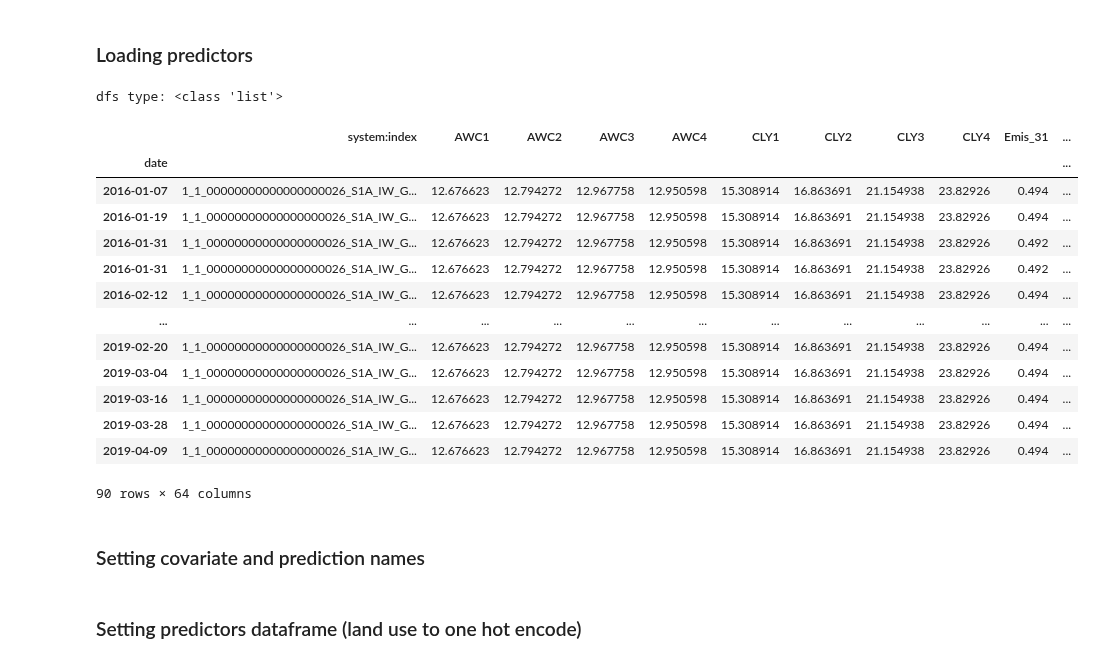
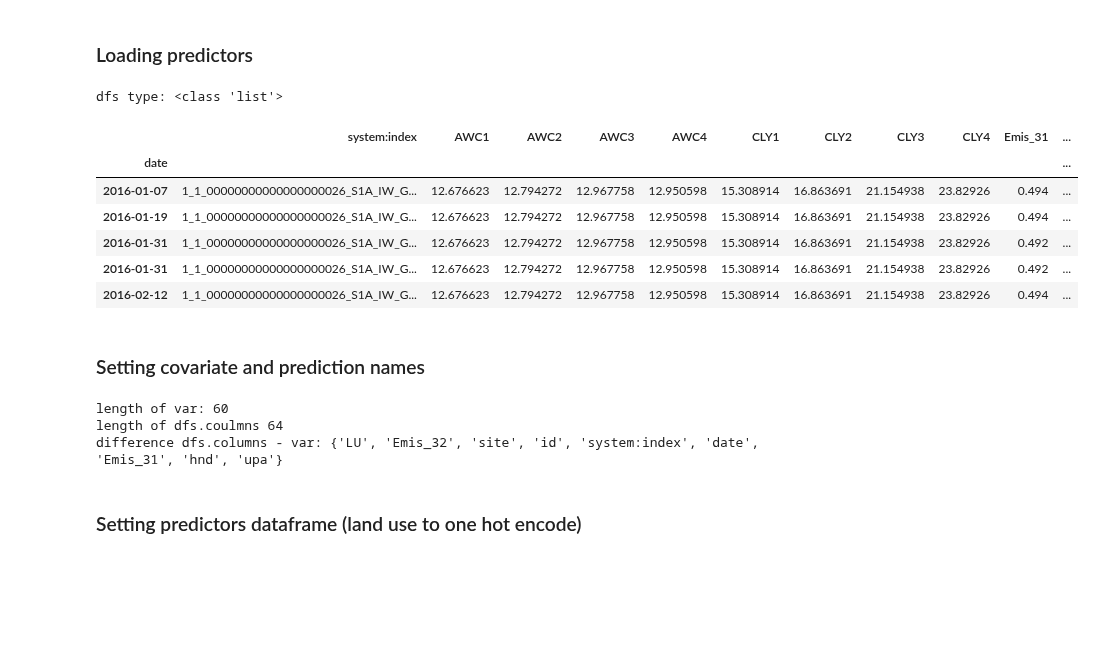
Before and after one commit to top-data/Soil_moisture, a Jupyter notebook: SM_modeling_surface.ipynb, the cells around one changed output. Drawn from its saved outputs; the diff is of its cells as text; code cells hidden in the pictures; blank space fills up the shorter version.

```diff
--- a/SM_modeling_surface.ipynb
+++ b/SM_modeling_surface.ipynb
@@ -558,29 +597,22 @@ def station_series(model, df, inputs, stations, ix):
 # %% [markdown]
 ### Loading predictors
 # %%
-# df = pd.read_csv('drive/MyDrive/SoilMoisture/soil_moist_inputs.csv')
-# df.drop(['.geo'], inplace=True, axis=1)
-# df.set_index(pd.to_datetime(df['date'], format='%Y-%m-%d'), inplace=True)
-# df.dropna(how='any', inplace=True)
-# dfs = [append_sm(df, n) for n in stations]
+df = pd.read_csv('drive/MyDrive/SoilMoisture/soil_moist_inputs.csv')
+df.drop(['.geo'], inplace=True, axis=1)
+df.set_index(pd.to_datetime(df['date'], format='%Y-%m-%d'), inplace=True)
+df.dropna(how='any', inplace=True)
+dfs = [append_sm(df, n) for n in stations]
 print("dfs type:", type(dfs))
-dfs[0]
+dfs[0].head()
 # %% [output]
 dfs type: <class 'list'>
 |  | system:index | AWC1 | AWC2 | AWC3 | AWC4 | CLY1 | CLY2 | CLY3 | CLY4 | Emis_31 | ... |
 | date |  |  |  |  |  |  |  |  |  |  | ... |
 | 2016-01-07 | 1_1_00000000000000000026_S1A_IW_G... | 12.676623 | 12.794272 | 12.967758 | 12.950598 | 15.308914 | 16.863691 | 21.154938 | 23.82926 | 0.494 | ... |
 | 2016-01-19 | 1_1_00000000000000000026_S1A_IW_G... | 12.676623 | 12.794272 | 12.967758 | 12.950598 | 15.308914 | 16.863691 | 21.154938 | 23.82926 | 0.494 | ... |
 | 2016-01-31 | 1_1_00000000000000000026_S1A_IW_G... | 12.676623 | 12.794272 | 12.967758 | 12.950598 | 15.308914 | 16.863691 | 21.154938 | 23.82926 | 0.492 | ... |
 | 2016-01-31 | 1_1_00000000000000000026_S1A_IW_G... | 12.676623 | 12.794272 | 12.967758 | 12.950598 | 15.308914 | 16.863691 | 21.154938 | 23.82926 | 0.492 | ... |
 | 2016-02-12 | 1_1_00000000000000000026_S1A_IW_G... | 12.676623 | 12.794272 | 12.967758 | 12.950598 | 15.308914 | 16.863691 | 21.154938 | 23.82926 | 0.494 | ... |
-| ... | ... | ... | ... | ... | ... | ... | ... | ... | ... | ... | ... |
-| 2019-02-20 | 1_1_00000000000000000026_S1A_IW_G... | 12.676623 | 12.794272 | 12.967758 | 12.950598 | 15.308914 | 16.863691 | 21.154938 | 23.82926 | 0.494 | ... |
-| 2019-03-04 | 1_1_00000000000000000026_S1A_IW_G... | 12.676623 | 12.794272 | 12.967758 | 12.950598 | 15.308914 | 16.863691 | 21.154938 | 23.82926 | 0.494 | ... |
-| 2019-03-16 | 1_1_00000000000000000026_S1A_IW_G... | 12.676623 | 12.794272 | 12.967758 | 12.950598 | 15.308914 | 16.863691 | 21.154938 | 23.82926 | 0.494 | ... |
-| 2019-03-28 | 1_1_00000000000000000026_S1A_IW_G... | 12.676623 | 12.794272 | 12.967758 | 12.950598 | 15.308914 | 16.863691 | 21.154938 | 23.82926 | 0.494 | ... |
-| 2019-04-09 | 1_1_00000000000000000026_S1A_IW_G... | 12.676623 | 12.794272 | 12.967758 | 12.950598 | 15.308914 | 16.863691 | 21.154938 | 23.82926 | 0.494 | ... |
-90 rows × 64 columns
 # %% [markdown]
 ### Setting covariate and prediction names
 # %%
@@ -605,6 +637,14 @@ var_in = lstm_cols + mlp_cols
 var = var_in.copy()
 var_y = 'soilM'
 var.append(var_y)
+
+print('length of var:', len(var))
+print("length of dfs.coulmns", len(dfs[0].columns.tolist()))
+print("difference dfs.columns - var:", set(dfs[0].columns) - set(var))
+# %% [output]
+length of var: 60
+length of dfs.coulmns 64
+difference dfs.columns - var: {'LU', 'Emis_32', 'site', 'id', 'system:index', 'date', 'Emis_31', 'hnd', 'upa'}
 # %% [markdown]
 ### Setting predictors dataframe (land use to one hot encode)
 # %%
```
Also changed, not shown: parts of 7 cells of this notebook.
